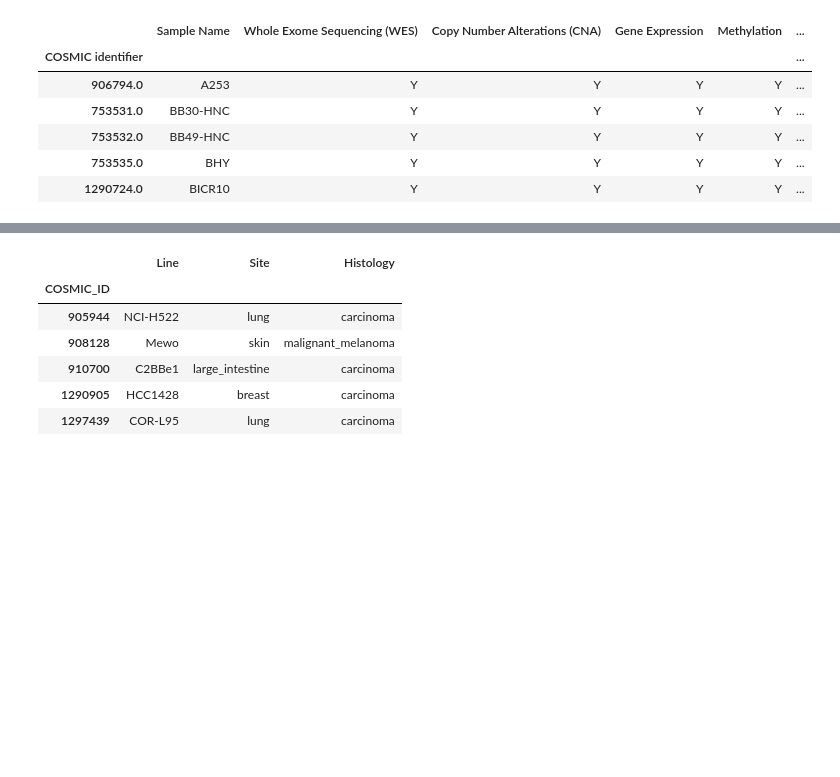
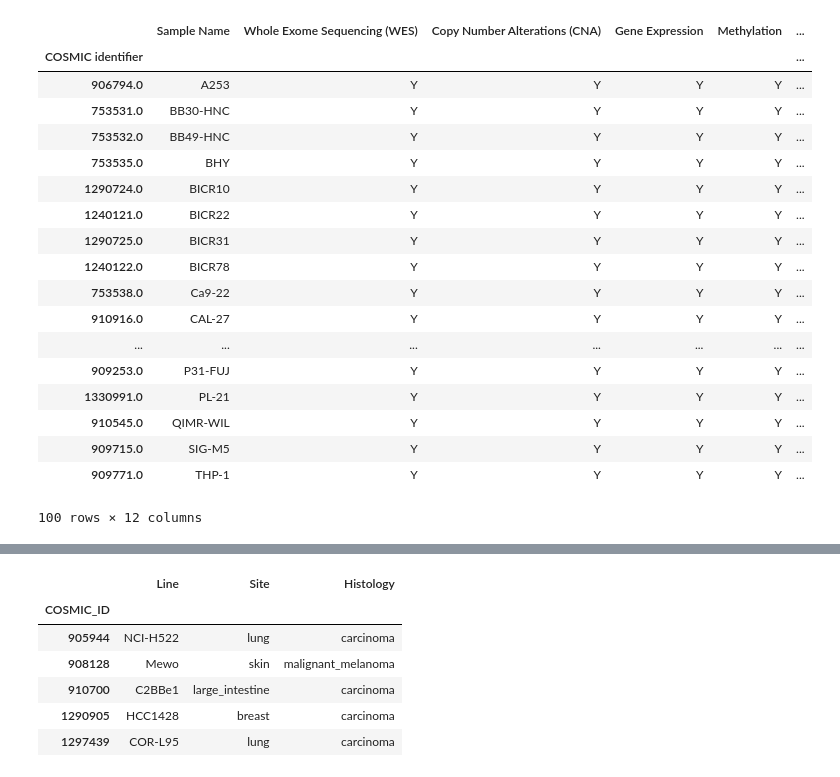
Before and after one commit to esko22/ucb-w210-cap-drug-response, a Jupyter notebook: CellLines/cell_line_eda.ipynb, the cells around one changed output, grey strips where cells are left out. Drawn from its saved outputs; the diff is of its cells as text; code cells hidden in the pictures; blank space fills up the shorter version.

```diff
--- a/CellLines/cell_line_eda.ipynb
+++ b/CellLines/cell_line_eda.ipynb
@@ -6,12 +6,24 @@ import matplotlib.pyplot as plt
 # %%
 cell_line_df = pd.read_csv('../data/Cell_Lines_Details.csv', index_col='COSMIC identifier')
 # %%
-cell_line_df.head()
+cell_line_df.head(100)
 # %% [output]
 |  | Sample Name | Whole Exome Sequencing (WES) | Copy Number Alterations (CNA) | Gene Expression | Methylation | ... |
 | COSMIC identifier |  |  |  |  |  | ... |
 | 906794.0 | A253 | Y | Y | Y | Y | ... |
 | 753531.0 | BB30-HNC | Y | Y | Y | Y | ... |
 | 753532.0 | BB49-HNC | Y | Y | Y | Y | ... |
 | 753535.0 | BHY | Y | Y | Y | Y | ... |
 | 1290724.0 | BICR10 | Y | Y | Y | Y | ... |
+| 1240121.0 | BICR22 | Y | Y | Y | Y | ... |
+| 1290725.0 | BICR31 | Y | Y | Y | Y | ... |
+| 1240122.0 | BICR78 | Y | Y | Y | Y | ... |
+| 753538.0 | Ca9-22 | Y | Y | Y | Y | ... |
+| 910916.0 | CAL-27 | Y | Y | Y | Y | ... |
+| ... | ... | ... | ... | ... | ... | ... |
+| 909253.0 | P31-FUJ | Y | Y | Y | Y | ... |
+| 1330991.0 | PL-21 | Y | Y | Y | Y | ... |
+| 910545.0 | QIMR-WIL | Y | Y | Y | Y | ... |
+| 909715.0 | SIG-M5 | Y | Y | Y | Y | ... |
+| 909771.0 | THP-1 | Y | Y | Y | Y | ... |
+100 rows × 12 columns
```
Also changed, not shown: parts of 2 cells of this notebook, 8 other files.
